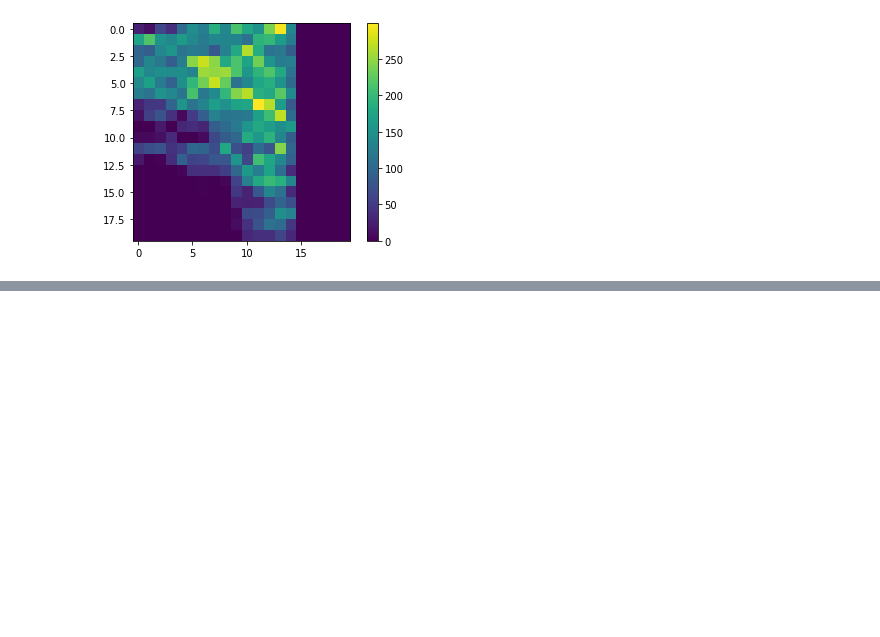
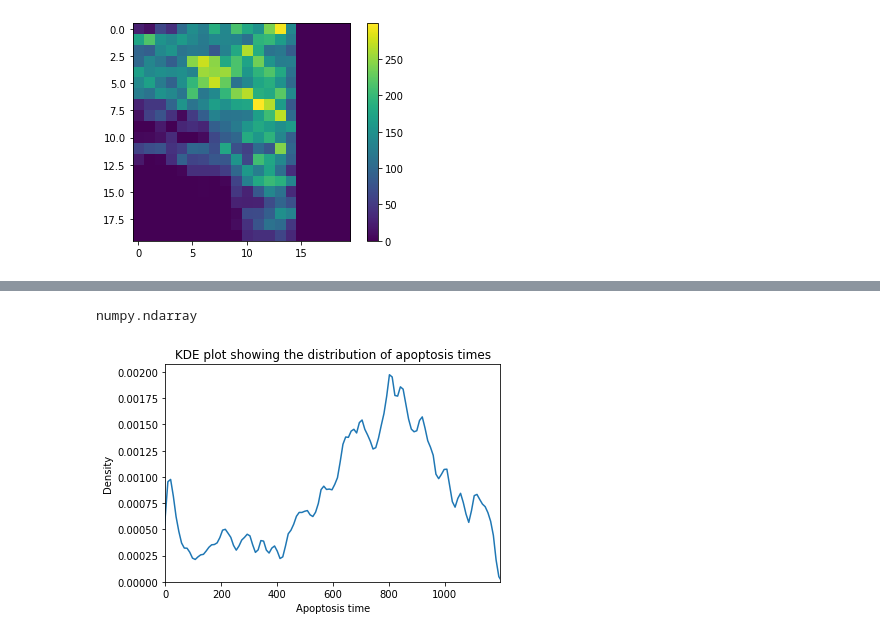
Before and after one commit to nthndy/cell-comp-analysis, a Jupyter notebook: cell_radial_analysis/Temporal_Occupancy.ipynb, the cells around one changed output, grey strips where cells are left out. Drawn from its saved outputs; the diff is of its cells as text; code cells hidden in the pictures; blank space fills up the shorter version.

Commit message:
added graphs exploring occupancy of data

```diff
--- a/cell_radial_analysis/Temporal_Occupancy.ipynb
+++ b/cell_radial_analysis/Temporal_Occupancy.ipynb
@@ -86,6 +197,6 @@ mov_time_range
 # %%
 cell_type = 'RFP'
-path_to_apop_lists = '/media/nathan/Transcend/Nathan/data/h2b/apoptosis_information/final/all'
+path_to_apop_lists = '/media/nathan/Transcend/Nathan/data/kraken/h2b/apoptosis_information/final/all'
 expts_apop_lists = os.listdir(path_to_apop_lists)
 apop_dict = {}
 N_apops = len(expts_apop_lists)
@@ -260,0 +414,23 @@ plt.
+# %%
+mov_lengths = []
+for i in mov_time_range:
+    mov_lengths.append(mov_time_range[i])
+mov_lengths = np.array(mov_lengths)
+# %%
+apop_times = []
+for i in apop_dict:
+    apop_times.append(apop_dict[i])
+apop_times = np.array(apop_times)
+# %%
+type(np.random.normal(10,3,100))
+# %% [output]
+numpy.ndarray
+# %%
+sb.kdeplot(apop_times, bw =10)
+plt.xlim(0,max(mov_lengths))
+plt.title('KDE plot showing the distribution of apoptosis times')
+plt.xlabel('Apoptosis time')
+plt.ylabel('Density')
+plt.show()
+# %% [output]
+[figure, added]
```
Also changed, not shown: parts of 7 cells of this notebook.
